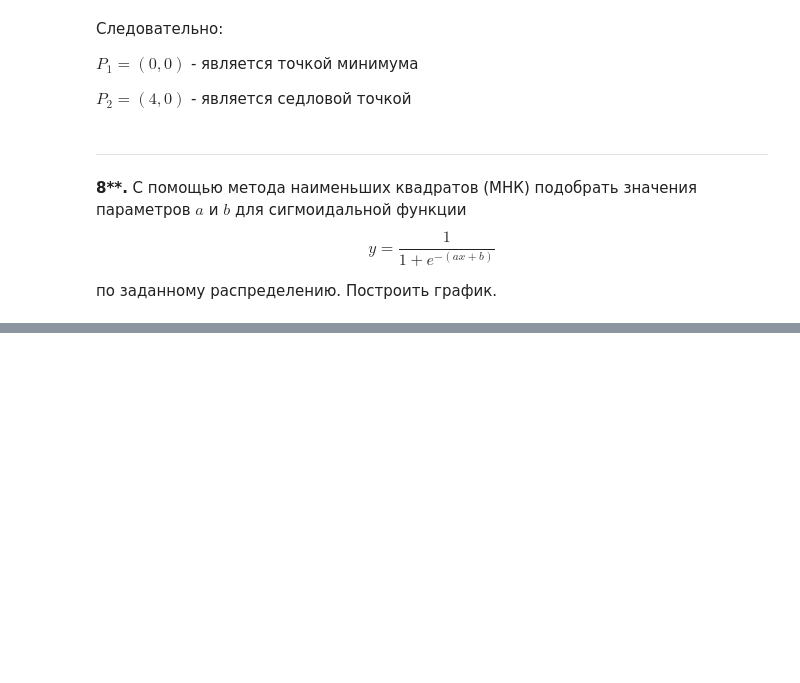
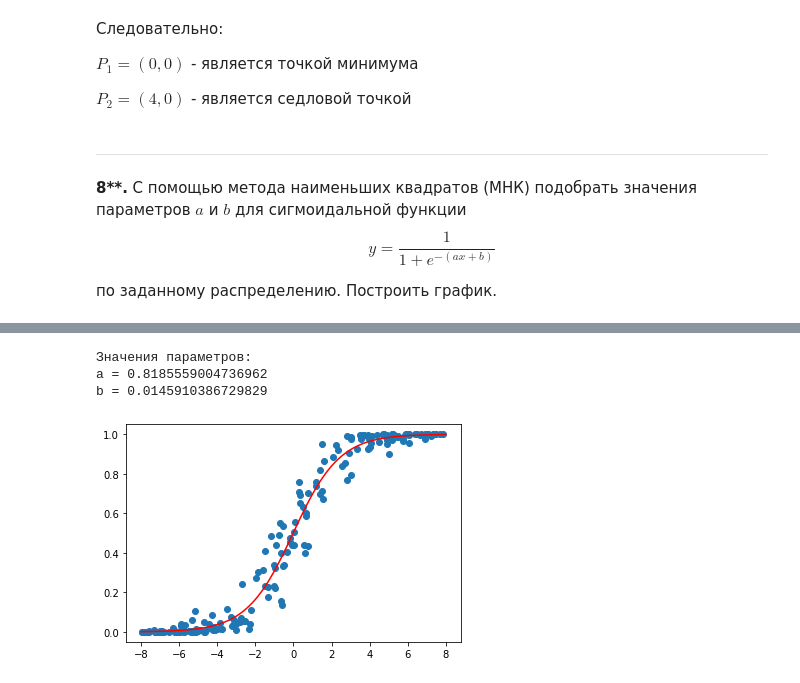
Before and after one commit to karashchuk/mathanalysis_08, a Jupyter notebook: math_an_08.ipynb, the cells around one changed output, grey strips where cells are left out. Cells and saved outputs as stored; diff of their text form; code cells hidden in the pictures; blank space fills up the shorter version.

```diff
--- a/math_an_08.ipynb
+++ b/math_an_08.ipynb
@@ -273,0 +290,27 @@ plt.show()
+# %%
+from scipy.optimize import fsolve
+import math
+
+def equations(p):
+    a, b = p
+    u1 = (xi*((yi-1)*np.exp(a*xi+b)+yi)).sum()
+    u2 = ((yi-1)*np.exp(a*xi+b)+yi).sum()
+
+    return (u1, u2)
+
+a, b =  fsolve(equations, (1,1))
+print (f'Значения параметров:\na = {a}\nb = {b}')
+# %% [output]
+Значения параметров:
+a = 0.8185559004736962
+b = 0.0145910386729829
+# %%
+plt.plot(xi,yi, marker="o", ls="")
+
+x = x = np.linspace(-8, 8, 100)
+y = 1/(1+np.exp(-a*x-b))
+plt.plot(x,y, c='r')
+#print(a,b)
+plt.show()
+# %% [output]
+[figure, added]
```
Also changed, not shown: parts of 2 cells of this notebook.
